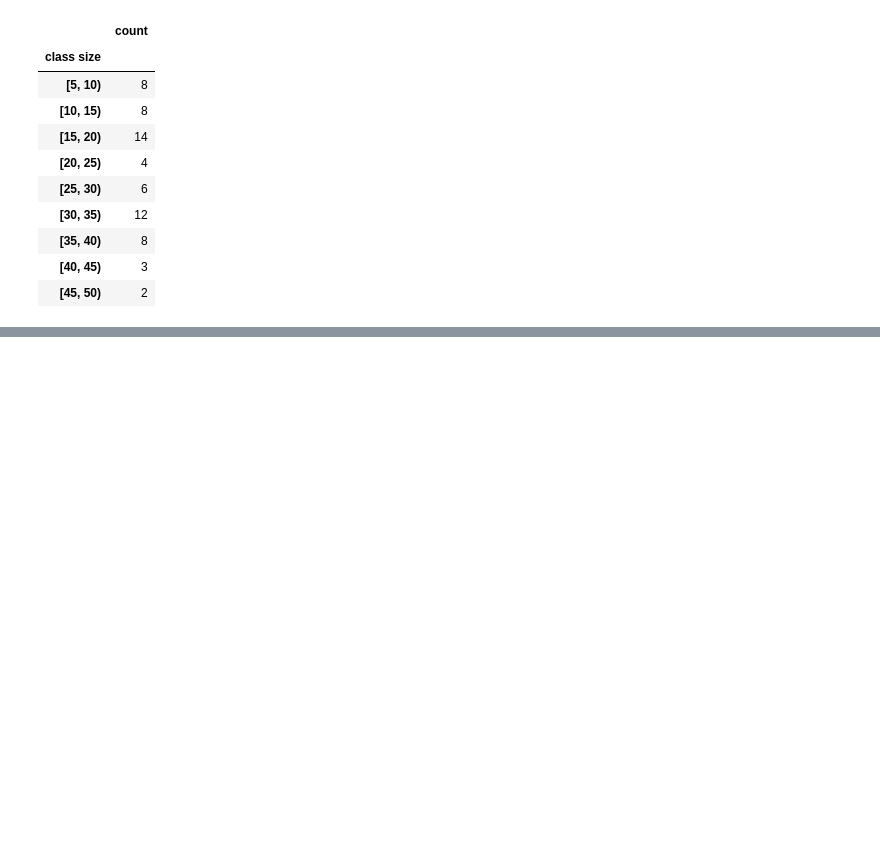
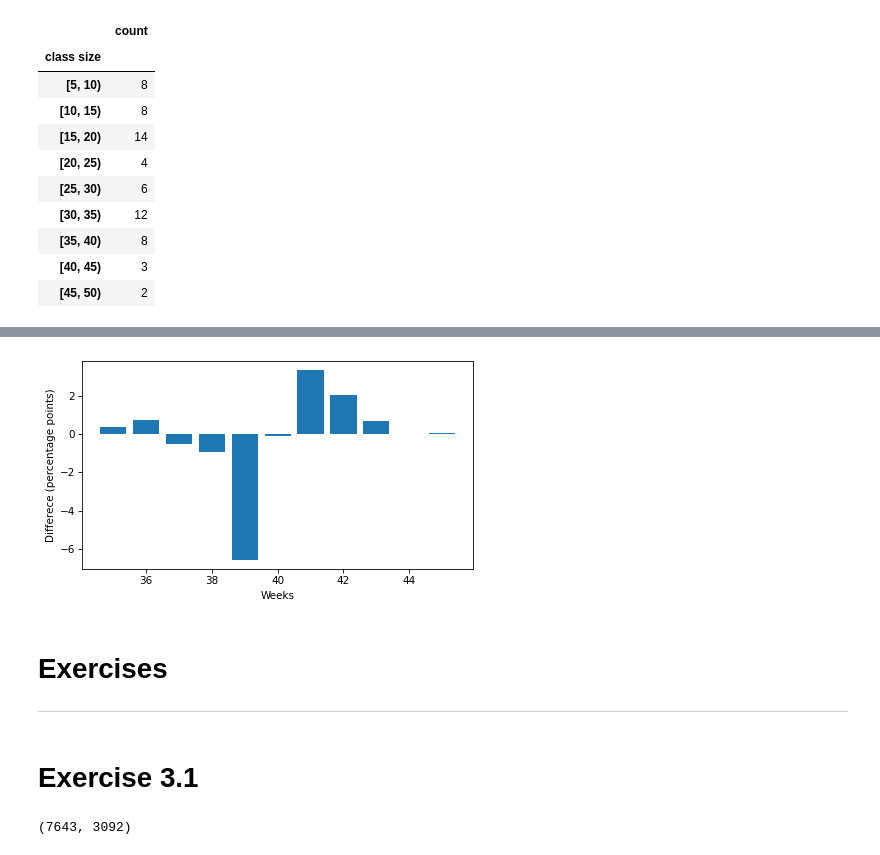
Before and after one commit to abhicodes07/thinkstats, a Jupyter notebook: Notebooks/03_probability_mass_functions.ipynb, the cells around one changed output, grey strips where cells are left out. Drawn from its saved outputs; the diff is of its cells as text; code cells hidden in the pictures; blank space fills up the shorter version.

Commit message:
exercise

```diff
--- a/Notebooks/03_probability_mass_functions.ipynb
+++ b/Notebooks/03_probability_mass_functions.ipynb
@@ -201,0 +298,16 @@ data
+# %%
+plt.bar(weeks, diffs * 100)
+decorate(xlabel="Weeks", ylabel="Differece (percentage points)")
+# %% [output]
+[figure, added]
+# %% [markdown]
+# Exercises
+---
+# %% [markdown]
+# Exercise 3.1
+# %%
+from nsfg import read_fem_resp
+resp = read_fem_resp()
+resp.shape
+# %% [output]
+(7643, 3092)
```
Also changed, not shown: parts of 41 cells of this notebook.
